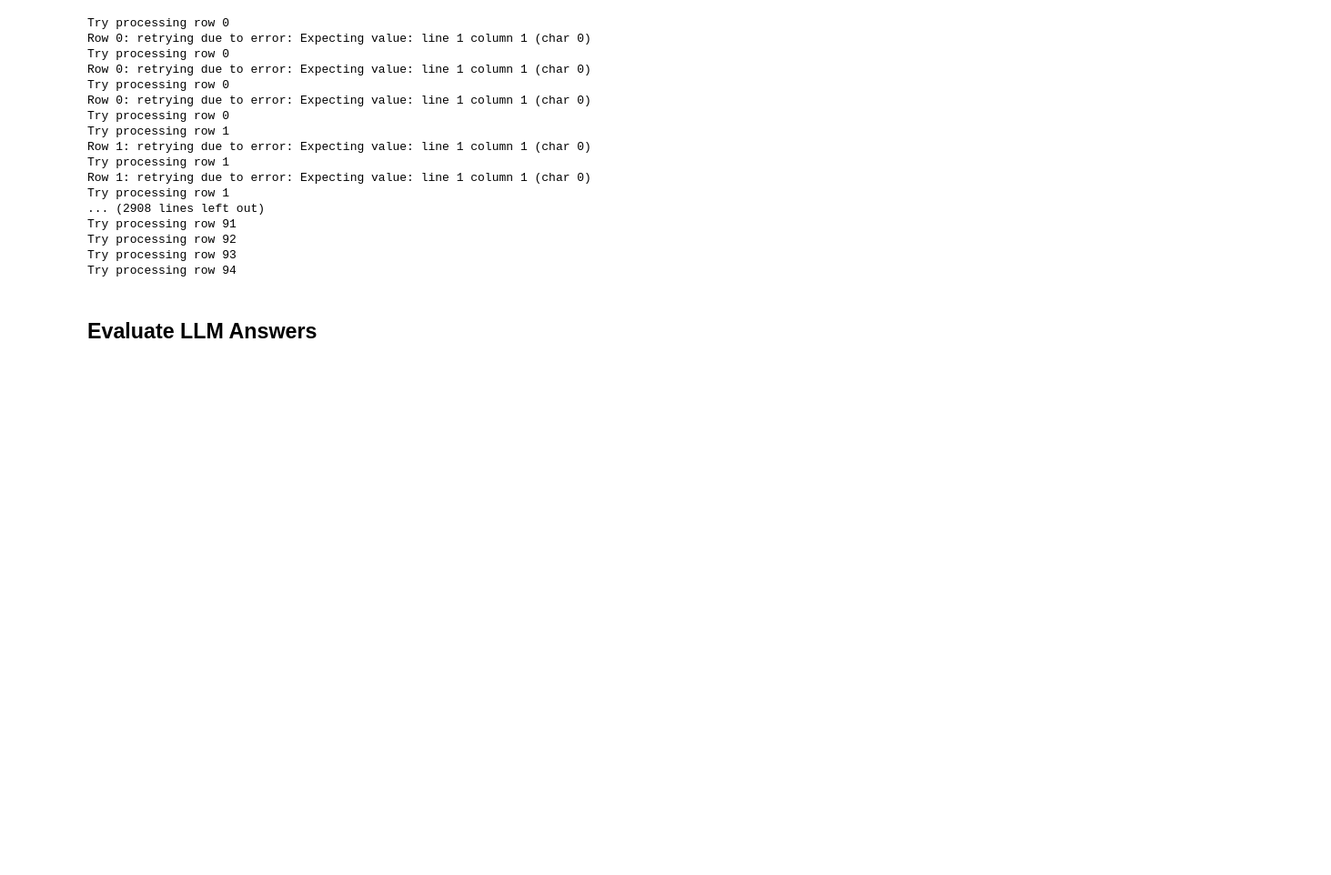
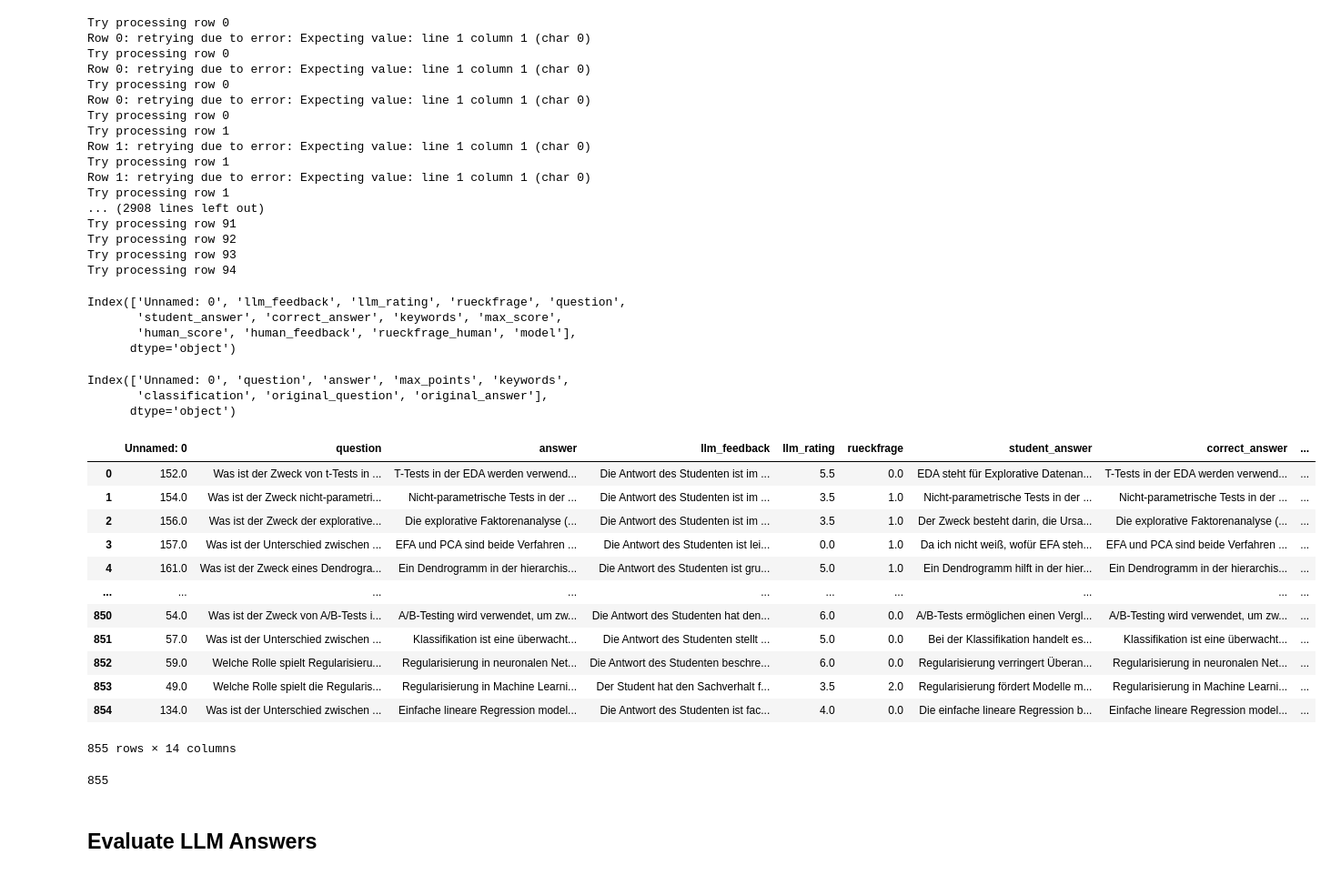
Before and after one commit to mauricehaas/EchoLearn, a Jupyter notebook: backend/llm_evaluation/evaluation_llm_exam_judge.ipynb, the cells around one changed output. Shown at 91% size. Cells and saved outputs as stored; diff of their text form; code cells hidden in the pictures; blank space fills up the shorter version.

```diff
--- a/backend/llm_evaluation/evaluation_llm_exam_judge.ipynb
+++ b/backend/llm_evaluation/evaluation_llm_exam_judge.ipynb
@@ -158,3 +158,45 @@ Try processing row 93
 Try processing row 94
 # %%
 final_df.to_csv("llm_evaluation_results_normal_second_try.csv", index=False)
+# %%
+import pandas as pd
+
+final_df = pd.read_csv("llm_evaluation_combined_normal.csv")
+df2 = pd.read_csv("generated_q_and_a_new.csv")
+# %%
+final_df.columns
+# %% [output]
+Index(['Unnamed: 0', 'llm_feedback', 'llm_rating', 'rueckfrage', 'question',
+       'student_answer', 'correct_answer', 'keywords', 'max_score',
+       'human_score', 'human_feedback', 'rueckfrage_human', 'model'],
+      dtype='object')
+# %%
+df2.columns
+# %% [output]
+Index(['Unnamed: 0', 'question', 'answer', 'max_points', 'keywords',
+       'classification', 'original_question', 'original_answer'],
+      dtype='object')
+# %%
+final_df = final_df.drop(columns=["Unnamed: 0"])
+df2 = df2.drop(columns=['classification', 'original_question', 'original_answer', "max_points", "keywords"])
+# %%
+df = df2.merge(final_df, left_on=["question", "answer"], right_on=["question", "correct_answer"], how="right")
+df
+# %% [output]
+|  | Unnamed: 0 | question | answer | llm_feedback | llm_rating | rueckfrage | student_answer | correct_answer | ... |
+| 0 | 152.0 | Was ist der Zweck von t-Tests in ... | T-Tests in der EDA werden verwend... | Die Antwort des Studenten ist im ... | 5.5 | 0.0 | EDA steht für Explorative Datenan... | T-Tests in der EDA werden verwend... | ... |
+| 1 | 154.0 | Was ist der Zweck nicht-parametri... | Nicht-parametrische Tests in der ... | Die Antwort des Studenten ist im ... | 3.5 | 1.0 | Nicht-parametrische Tests in der ... | Nicht-parametrische Tests in der ... | ... |
+| 2 | 156.0 | Was ist der Zweck der explorative... | Die explorative Faktorenanalyse (... | Die Antwort des Studenten ist im ... | 3.5 | 1.0 | Der Zweck besteht darin, die Ursa... | Die explorative Faktorenanalyse (... | ... |
+| 3 | 157.0 | Was ist der Unterschied zwischen ... | EFA und PCA sind beide Verfahren ... | Die Antwort des Studenten ist lei... | 0.0 | 1.0 | Da ich nicht weiß, wofür EFA steh... | EFA und PCA sind beide Verfahren ... | ... |
+| 4 | 161.0 | Was ist der Zweck eines Dendrogra... | Ein Dendrogramm in der hierarchis... | Die Antwort des Studenten ist gru... | 5.0 | 1.0 | Ein Dendrogramm hilft in der hier... | Ein Dendrogramm in der hierarchis... | ... |
+| ... | ... | ... | ... | ... | ... | ... | ... | ... | ... |
+| 850 | 54.0 | Was ist der Zweck von A/B-Tests i... | A/B-Testing wird verwendet, um zw... | Die Antwort des Studenten hat den... | 6.0 | 0.0 | A/B-Tests ermöglichen einen Vergl... | A/B-Testing wird verwendet, um zw... | ... |
+| 851 | 57.0 | Was ist der Unterschied zwischen ... | Klassifikation ist eine überwacht... | Die Antwort des Studenten stellt ... | 5.0 | 0.0 | Bei der Klassifikation handelt es... | Klassifikation ist eine überwacht... | ... |
+| 852 | 59.0 | Welche Rolle spielt Regularisieru... | Regularisierung in neuronalen Net... | Die Antwort des Studenten beschre... | 6.0 | 0.0 | Regularisierung verringert Überan... | Regularisierung in neuronalen Net... | ... |
+| 853 | 49.0 | Welche Rolle spielt die Regularis... | Regularisierung in Machine Learni... | Der Student hat den Sachverhalt f... | 3.5 | 2.0 | Regularisierung fördert Modelle m... | Regularisierung in Machine Learni... | ... |
+| 854 | 134.0 | Was ist der Unterschied zwischen ... | Einfache lineare Regression model... | Die Antwort des Studenten ist fac... | 4.0 | 0.0 | Die einfache lineare Regression b... | Einfache lineare Regression model... | ... |
+855 rows × 14 columns
+# %%
+len(df)
+# %% [output]
+855
```
Also changed, not shown: parts of 3 cells of this notebook, 4 other files.
